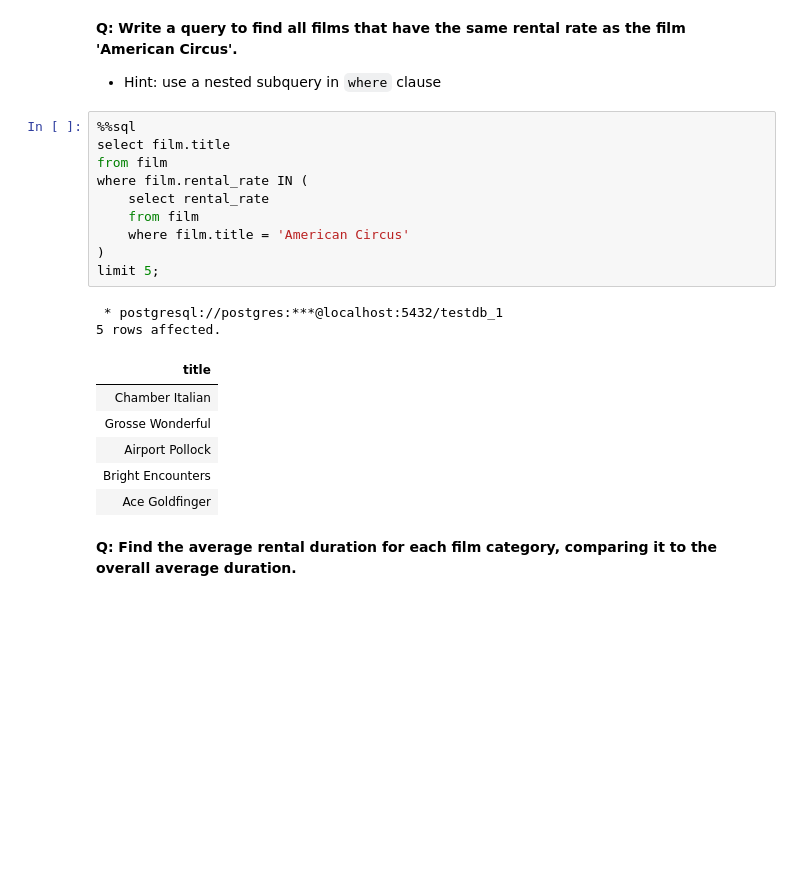
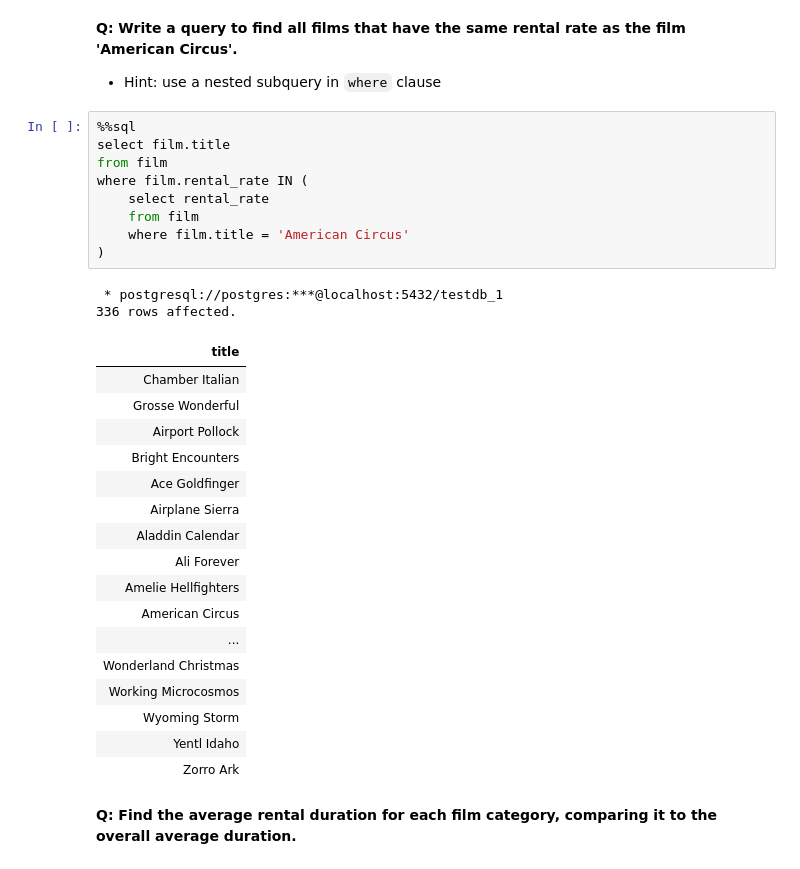
Before and after one commit to sarthak-panda/Sem6, a Jupyter notebook: COL362/InClassTutorials/SQL-02.ipynb, the cells around one changed output. Saved outputs shown, nothing was run; the diff lists cells and outputs as text; blank space fills up the shorter version.

```diff
--- a/COL362/InClassTutorials/SQL-02.ipynb
+++ b/COL362/InClassTutorials/SQL-02.ipynb
@@ -445,22 +442,32 @@ from customer as c
 # %%
 %%sql
 select film.title
 from film
 where film.rental_rate IN (
 	select rental_rate
 	from film
 	where film.title = 'American Circus'
 )
-limit 5;
 # %% [output]
  * postgresql://postgres:***@localhost:5432/testdb_1
-5 rows affected.
+336 rows affected.
 | title |
 | Chamber Italian |
 | Grosse Wonderful |
 | Airport Pollock |
 | Bright Encounters |
 | Ace Goldfinger |
+| Airplane Sierra |
+| Aladdin Calendar |
+| Ali Forever |
+| Amelie Hellfighters |
+| American Circus |
+| ... |
+| Wonderland Christmas |
+| Working Microcosmos |
+| Wyoming Storm |
+| Yentl Idaho |
+| Zorro Ark |
 # %% [markdown]
 **Q: Find the average rental duration for each film category, comparing it to the overall average duration.**
 # %%
```
Also changed, not shown: parts of 2 cells of this notebook, 12 other files.
